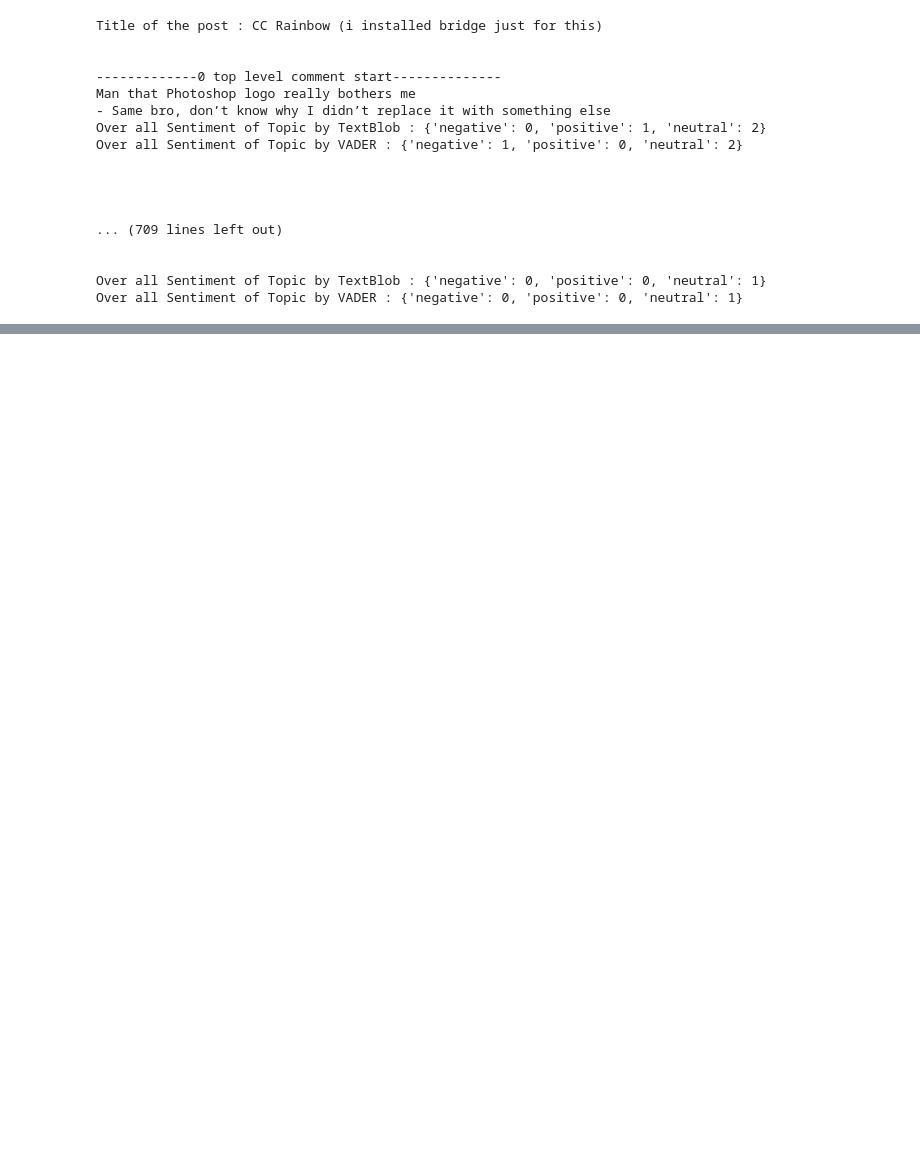
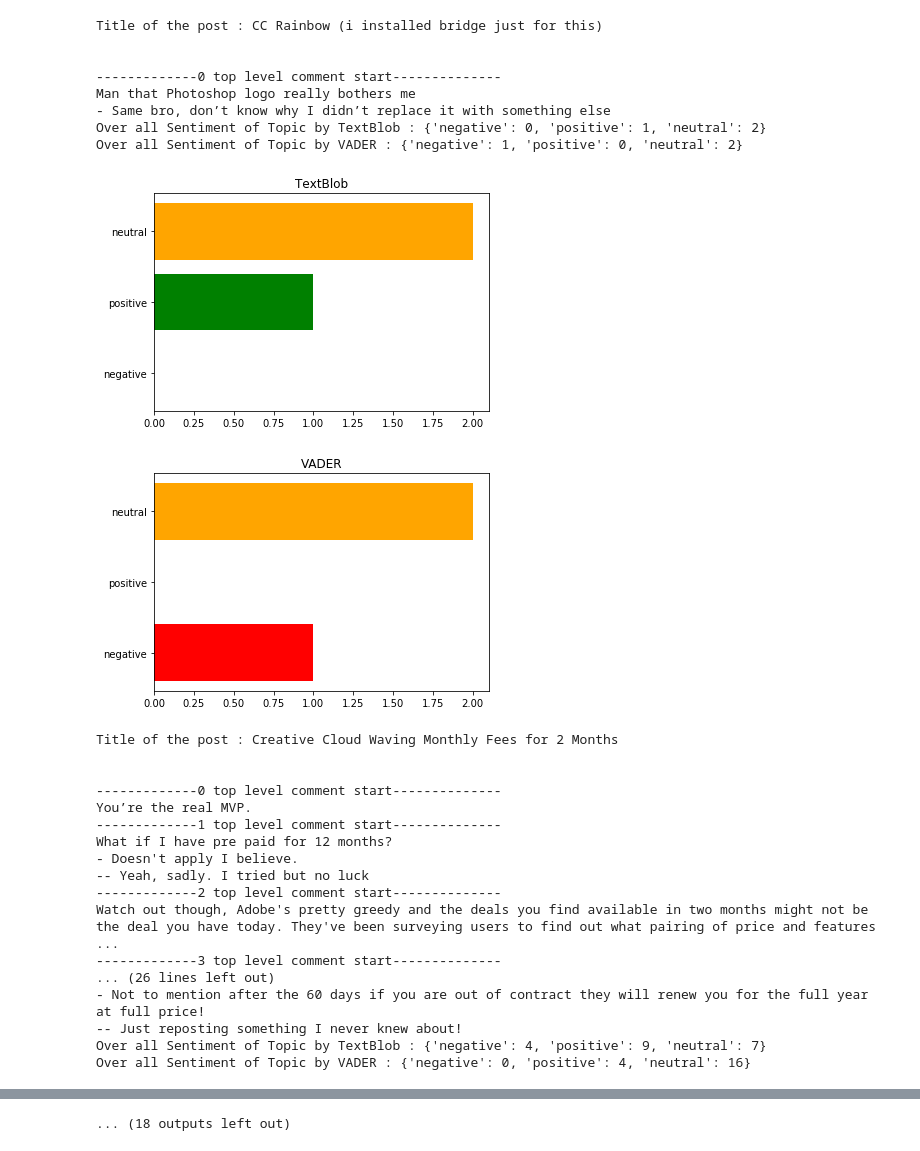
Before and after one commit to ahitokun/subreddit-sentiment, a Jupyter notebook: subreddit.ipynb, the cells around one changed output, grey strips where cells are left out. Saved outputs shown, nothing was run; the diff lists cells and outputs as text; code cells hidden in the pictures; blank space fills up the shorter version.

Commit message:
Add files via upload
The bar graphs help identify sentiment for all top-level comments under every post inside the given criteria

```diff
--- a/subreddit.ipynb
+++ b/subreddit.ipynb
@@ -1,5 +1,6 @@
 # %%
-
+import numpy as np
+import matplotlib.pyplot as plt
 # PRAW, a Python library, to interact with Reddit API.
 import praw
 #install TextBlob library for processing textual data andsentiment analysis
@@ -16,7 +17,7 @@ reddit = praw.Reddit(client_id='ThmLaDEf6e3BZA',
                      user_agent='SentScrape')
 #create an app and get the required authentication and details.These are mine
 # get 10 hot posts from the showerthoughts subreddit
-top_posts = reddit.subreddit('creativecloud').top('all', limit=30)
+top_posts = reddit.subreddit('creativecloud').top('all', limit=10)
 #Replace creativecloud with any subreddit name and replace year with either week,month,day or year
 # Sentiment analysis function for TextBlob tools
 def text_blob_sentiment(review, sub_entries_textblob):
@@ -87,39 +88,66 @@ def main():
         submission_comm = reddit.submission(id=submission.id)
 
         for count, top_level_comment in enumerate(submission_comm.comments):
             print(f"-------------{count} top level comment start--------------")
             count_comm = 0
             try :
                 print(top_level_comment.body)
                 text_blob_sentiment(top_level_comment.body, sub_entries_textblob)
                 nltk_sentiment(top_level_comment.body, sub_entries_nltk)
                 replies_of(top_level_comment,
                            count_comm,
                            sub_entries_textblob,
                            sub_entries_nltk)
             except:
                 continue
+
+
+        colors = ['r', 'g', 'orange']
         print('Over all Sentiment of Topic by TextBlob :', sub_entries_textblob)
         print('Over all Sentiment of Topic by VADER :', sub_entries_nltk)
         print("\n\n\n")
 
+        labels = list(sub_entries_textblob.keys())
+        values = list(sub_entries_textblob.values())
+        plt.barh(labels, values,align='center',color = colors)
+        plt.title('TextBlob')
+        plt.show()
+        labelsv = list(sub_entries_nltk.keys())
+        valuesv = list(sub_entries_nltk.values())
+        plt.barh(labelsv, valuesv,align='center',color = colors)
+        plt.title('VADER')
+        plt.show()
+
+
+
+
 if __name__ == '__main__' :
     main()
 # %% [output]
 Title of the post : CC Rainbow (i installed bridge just for this)
 
 
 -------------0 top level comment start--------------
 Man that Photoshop logo really bothers me
 - Same bro, don’t know why I didn’t replace it with something else
 Over all Sentiment of Topic by TextBlob : {'negative': 0, 'positive': 1, 'neutral': 2}
 Over all Sentiment of Topic by VADER : {'negative': 1, 'positive': 0, 'neutral': 2}
-
-
-
-
-... (709 lines left out)
-
-
-Over all Sentiment of Topic by TextBlob : {'negative': 0, 'positive': 0, 'neutral': 1}
-Over all Sentiment of Topic by VADER : {'negative': 0, 'positive': 0, 'neutral': 1}
+[figure, added]
+[figure, added]
+Title of the post : Creative Cloud Waving Monthly Fees for 2 Months
+
+
+-------------0 top level comment start--------------
+You’re the real MVP.
+-------------1 top level comment start--------------
+What if I have pre paid for 12 months?
+- Doesn't apply I believe.
+-- Yeah, sadly. I tried but no luck
+-------------2 top level comment start--------------
+Watch out though, Adobe's pretty greedy and the deals you find available in two months might not be the deal you have today. They've been surveying users to find out what pairing of price and features ...
+-------------3 top level comment start--------------
+... (26 lines left out)
+- Not to mention after the 60 days if you are out of contract they will renew you for the full year at full price!
+-- Just reposting something I never knew about!
+Over all Sentiment of Topic by TextBlob : {'negative': 4, 'positive': 9, 'neutral': 7}
+Over all Sentiment of Topic by VADER : {'negative': 0, 'positive': 4, 'neutral': 16}
@@ -125,0 +177 @@ Over all Sentiment of Topic by VADER : {'negative': 0, 'positive': 0, 'neutral':
+... (18 outputs left out)
```
Also changed, not shown: parts of 1 cell of this notebook.
